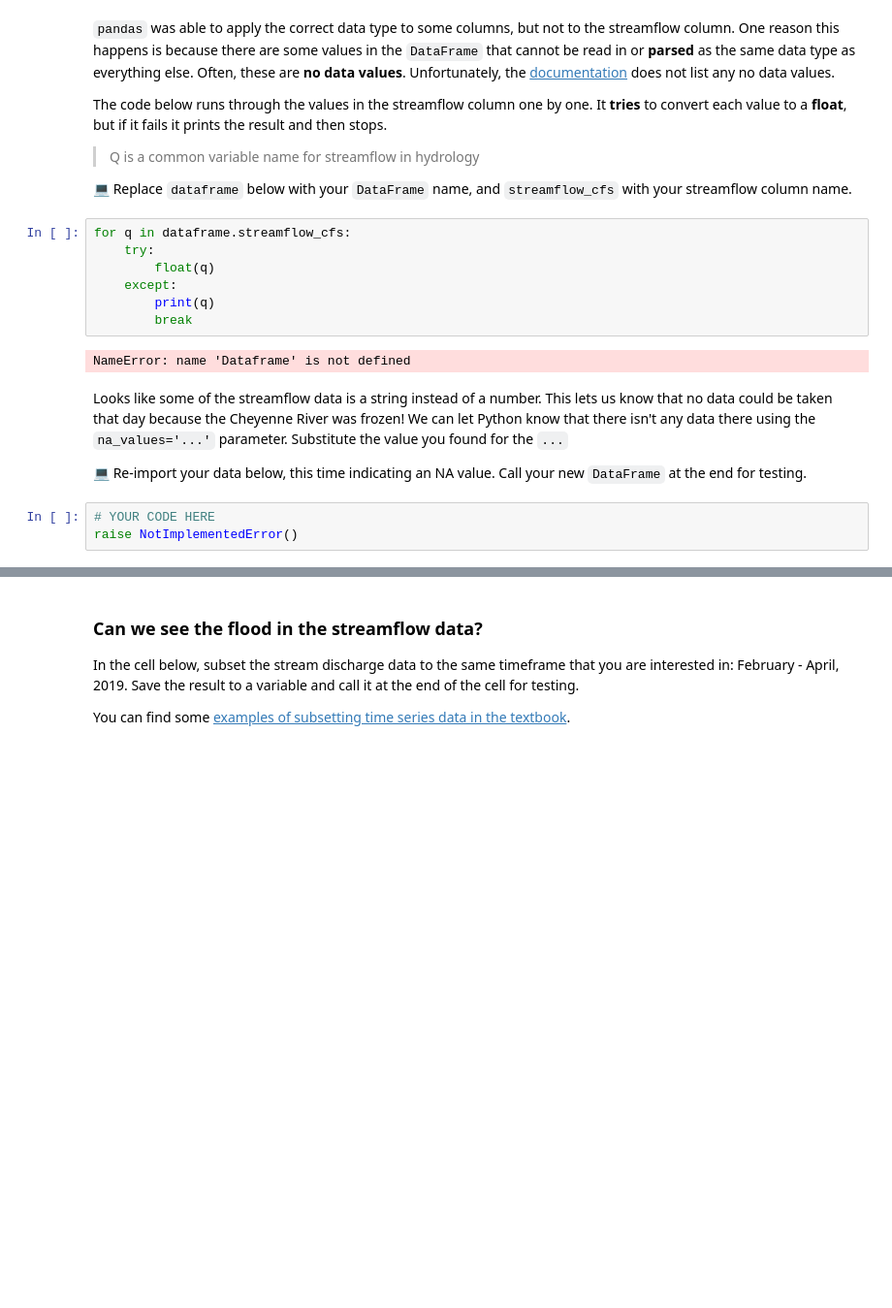
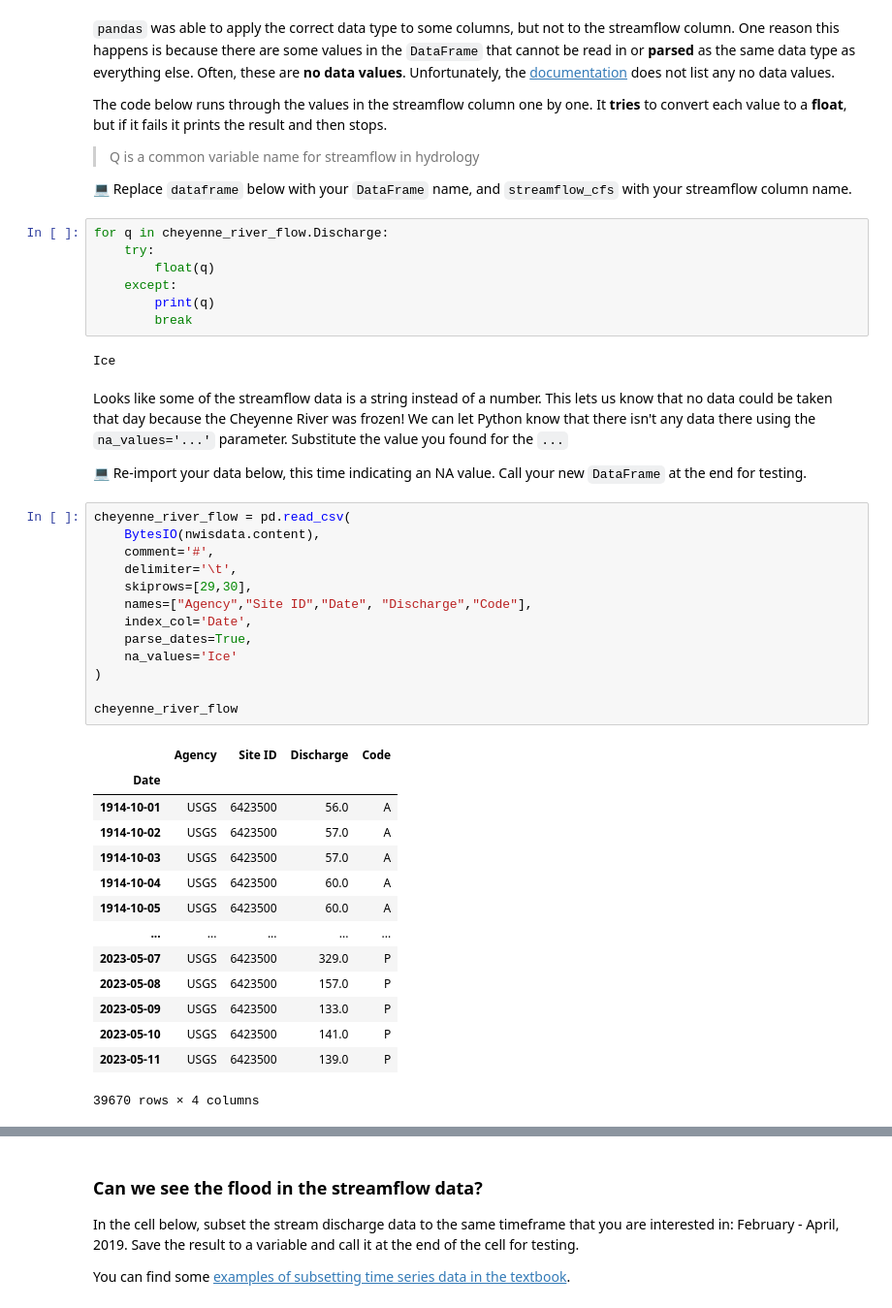
Before and after one commit to ScottNSheldon/time-series-data-ScottNSheldon, a Jupyter notebook: stars-02-time-series.ipynb, the cells around one changed output, grey strips where cells are left out. Shown at 97% size. Drawn from its saved outputs; the diff is of its cells as text; blank space fills up the shorter version.

```diff
--- a/stars-02-time-series.ipynb
+++ b/stars-02-time-series.ipynb
@@ -367,21 +388,46 @@ The code below runs through the values in the streamflow column one by one. It *
 
 &#128187; Replace `dataframe` below with your `DataFrame` name, and `streamflow_cfs` with your streamflow column name.
 # %%
-for q in dataframe.streamflow_cfs:
+for q in cheyenne_river_flow.Discharge:
     try:
         float(q)
     except:
         print(q)
         break
 # %% [output]
-NameError: name 'Dataframe' is not defined
+Ice
 # %% [markdown]
 Looks like some of the streamflow data is a string instead of a number. This lets us know that no data could be taken that day because the Cheyenne River was frozen! We can let Python know that there isn't any data there using the `na_values='...'` parameter. Substitute the value you found for the `...`
 
 &#128187; Re-import your data below, this time indicating an NA value. Call your new `DataFrame` at the end for testing.
-# %%
-# YOUR CODE HERE
-raise NotImplementedError()
+# %%
+cheyenne_river_flow = pd.read_csv(
+    BytesIO(nwisdata.content),
+    comment='#',
+    delimiter='\t',
+    skiprows=[29,30],
+    names=["Agency","Site ID","Date", "Discharge","Code"],
+    index_col='Date',
+    parse_dates=True,
+    na_values='Ice'
+)
+
+cheyenne_river_flow
+# %% [output]
+|  | Agency | Site ID | Discharge | Code |
+| Date |  |  |  |  |
+| 1914-10-01 | USGS | 6423500 | 56.0 | A |
+| 1914-10-02 | USGS | 6423500 | 57.0 | A |
+| 1914-10-03 | USGS | 6423500 | 57.0 | A |
+| 1914-10-04 | USGS | 6423500 | 60.0 | A |
+| 1914-10-05 | USGS | 6423500 | 60.0 | A |
+| ... | ... | ... | ... | ... |
+| 2023-05-07 | USGS | 6423500 | 329.0 | P |
+| 2023-05-08 | USGS | 6423500 | 157.0 | P |
+| 2023-05-09 | USGS | 6423500 | 133.0 | P |
+| 2023-05-10 | USGS | 6423500 | 141.0 | P |
+| 2023-05-11 | USGS | 6423500 | 139.0 | P |
+39670 rows × 4 columns
 # %%
 ans_q = _
 q_points = 0
```
Also changed, not shown: parts of 24 cells of this notebook.
